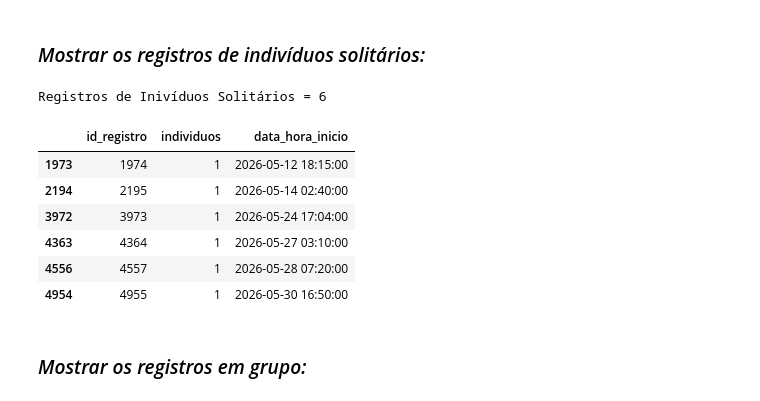
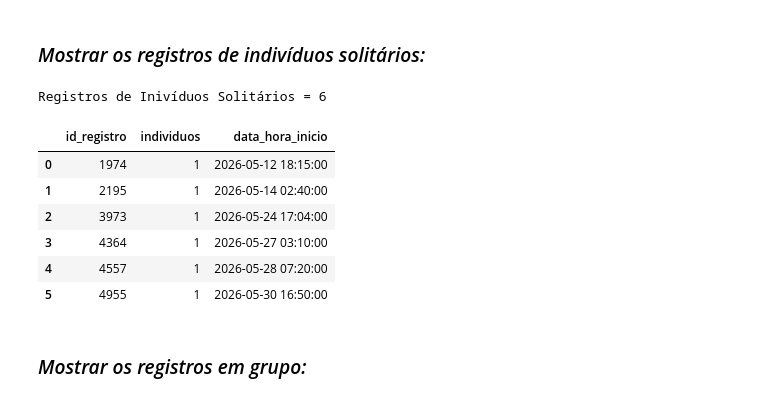
Before and after one commit to dinizjr/Trilha-IA, a Jupyter notebook: DS/Ex01.ipynb, the cells around one changed output. Saved outputs shown, nothing was run; the diff lists cells and outputs as text; code cells hidden in the pictures.

```diff
--- a/DS/Ex01.ipynb
+++ b/DS/Ex01.ipynb
@@ -256,23 +256,23 @@ Média de indivíduos = 5.95
 # %%
 capi_so_qtd = dt[(dt.especie=='Capivara') &
                  (dt.individuos==1)
 ]['id_registro'].count()
 capi_so = dt[(dt.especie=='Capivara') &
              (dt.individuos==1)
 ][
     ['id_registro','individuos','data_hora_inicio']
-]
+].reset_index(drop=True)
 print("Registros de Inivíduos Solitários =", capi_so_qtd)
 display(capi_so)
 # %% [output]
 Registros de Inivíduos Solitários = 6
 |  | id_registro | individuos | data_hora_inicio |
-| 1973 | 1974 | 1 | 2026-05-12 18:15:00 |
-| 2194 | 2195 | 1 | 2026-05-14 02:40:00 |
-| 3972 | 3973 | 1 | 2026-05-24 17:04:00 |
-| 4363 | 4364 | 1 | 2026-05-27 03:10:00 |
-| 4556 | 4557 | 1 | 2026-05-28 07:20:00 |
-| 4954 | 4955 | 1 | 2026-05-30 16:50:00 |
+| 0 | 1974 | 1 | 2026-05-12 18:15:00 |
+| 1 | 2195 | 1 | 2026-05-14 02:40:00 |
+| 2 | 3973 | 1 | 2026-05-24 17:04:00 |
+| 3 | 4364 | 1 | 2026-05-27 03:10:00 |
+| 4 | 4557 | 1 | 2026-05-28 07:20:00 |
+| 5 | 4955 | 1 | 2026-05-30 16:50:00 |
 # %% [markdown]
 ### *Mostrar os registros em grupo:*
 # %%
```
Also changed, not shown: parts of 34 cells of this notebook.
